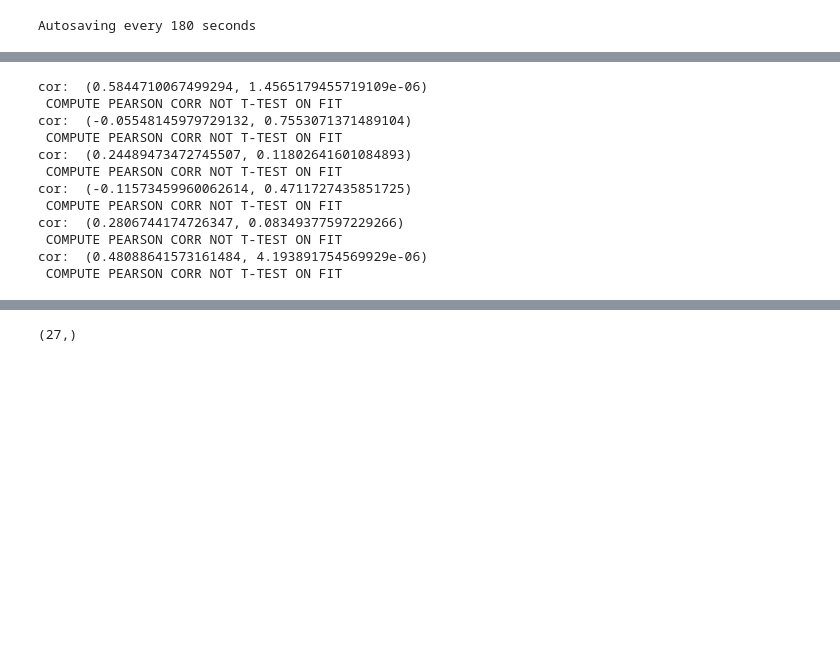
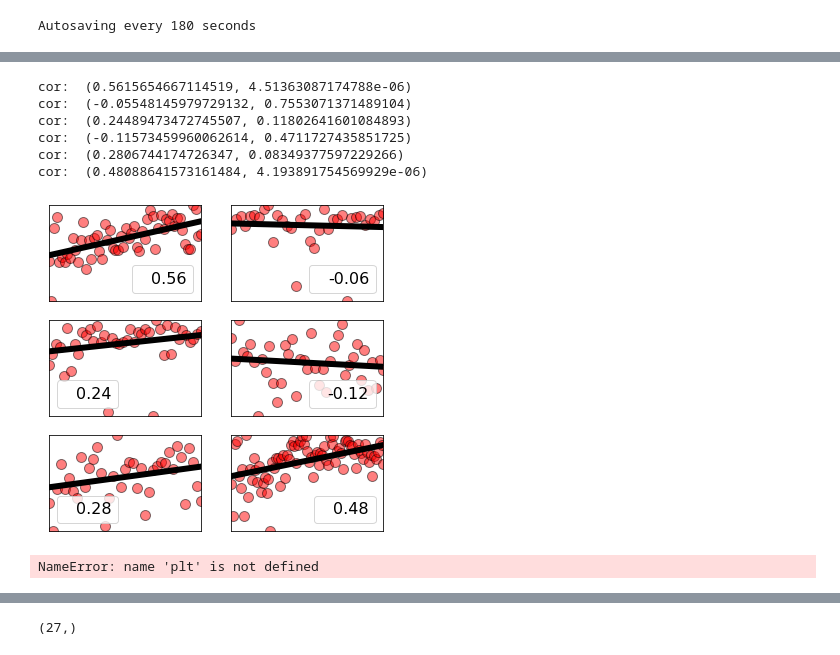
Before and after one commit to catubc/widefield, a Jupyter notebook: Fig4_longitudinal_and_convex_hull/convex_hull_analysis_fig_4.ipynb, the cells around one changed output, grey strips where cells are left out. Saved outputs shown, nothing was run; the diff lists cells and outputs as text; code cells hidden in the pictures; blank space fills up the shorter version.

```diff
--- a/Fig4_longitudinal_and_convex_hull/convex_hull_analysis_fig_4.ipynb
+++ b/Fig4_longitudinal_and_convex_hull/convex_hull_analysis_fig_4.ipynb
@@ -232,6 +231,8 @@ animal_ids = ['M1','M2','M3','M4','M5','M6']
 
 sig = [0.05,0.01,0.001, 0.0001, 0.00001]
 fig = plt.figure(figsize=(6,6))
+aucs_norm = np.load('/home/cat/aucs_norm.npy',allow_pickle=True)
+aucs = np.load('/home/cat/aucs.npy',allow_pickle=True)
 for k in range(len(aucs)):
     ax=plt.subplot(3,2,k+1)
 
@@ -267,39 +268,101 @@ for k in range(len(aucs)):
 #             temp_sig = temp_sig+"*"
 
 
     plt.plot(x2, y_pred, label= str(round(corr[0],2)),
              c='black',
              linewidth=6)
 
 
 
     legend = plt.legend(handlelength=0, fontsize=16)
     #plt.legend(fontsize=12)
     plt.xlim(x[0],x[-1])
     plt.ylim(np.min(y), np.max(y))
     #print (" COMPUTE PEARSON CORR NOT T-TEST ON FIT")
     #print (np.min(y), np.max(y))
     #plt.ylim(0,2)
 
     plt.xticks([])
     plt.yticks([])
 
-if True:
+if False:
     plt.savefig('/home/cat/convex_hull_fits.svg')
     plt.close()
 else:
     plt.show()
 # %% [output]
-cor:  (0.5844710067499294, 1.4565179455719109e-06)
- COMPUTE PEARSON CORR NOT T-TEST ON FIT
+cor:  (0.5615654667114519, 4.51363087174788e-06)
 cor:  (-0.05548145979729132, 0.7553071371489104)
- COMPUTE PEARSON CORR NOT T-TEST ON FIT
 cor:  (0.24489473472745507, 0.11802641601084893)
- COMPUTE PEARSON CORR NOT T-TEST ON FIT
 cor:  (-0.11573459960062614, 0.4711727435851725)
- COMPUTE PEARSON CORR NOT T-TEST ON FIT
 cor:  (0.2806744174726347, 0.08349377597229266)
- COMPUTE PEARSON CORR NOT T-TEST ON FIT
 cor:  (0.48088641573161484, 4.193891754569929e-06)
- COMPUTE PEARSON CORR NOT T-TEST ON FIT
+[figure, added]
+# %%
+clrs = ['black','blue','red','green','magenta','pink']
+animal_ids = ['M1','M2','M3','M4','M5','M6']
+
+sig = [0.05,0.01,0.001, 0.0001, 0.00001]
+fig = plt.figure(figsize=(6,6))
+aucs_norm = np.load('/home/cat/aucs_norm.npy',allow_pickle=True)
+aucs = np.load('/home/cat/aucs.npy',allow_pickle=True)
+for k in range(len(aucs)):
+    ax=plt.subplot(3,2,k+1)
+
+    temp = aucs_norm[k]
+    plt.scatter(np.arange(len(temp)), temp,
+                c='red',
+                edgecolor='black',
+                s=100,
+                alpha=.5)
+
+    x = np.arange(len(temp))
+    corr = scipy.stats.pearsonr(x,temp)
+    print ("cor: ", corr)
+
+
+    # fit
+    model = LinearRegression()
+    y=np.array(temp).reshape(-1, 1)
+    x = np.arange(y.shape[0]).reshape(-1, 1)
+    model.fit(x, y)
+
+    x2 = np.arange(0,y.shape[0],1).reshape(-1, 1)
+    y_pred = model.intercept_ + model.coef_ * x2
+
+    #
+
+
+    #t,p = find_p_t(model, x, y, x2, y_pred)
+
+#     temp_sig = ''
+#     for j in range(len(sig)):
+#         if p <= sig[j]:
+#             temp_sig = temp_sig+"*"
+
+
+    plt.plot(x2, y_pred, label= str(round(corr[0],2)),
+             c='black',
+             linewidth=6)
+
+
+
+    legend = plt.legend(handlelength=0, fontsize=16)
+    #plt.legend(fontsize=12)
+    plt.xlim(x[0],x[-1])
+    plt.ylim(np.min(y), np.max(y))
+    #print (" COMPUTE PEARSON CORR NOT T-TEST ON FIT")
+    #print (np.min(y), np.max(y))
+    #plt.ylim(0,2)
+
+    plt.xticks([])
+    plt.yticks([])
+
+if False:
+    plt.savefig('/home/cat/convex_hull_fits.svg')
+    plt.close()
+else:
+    plt.show()
+# %% [output]
+NameError: name 'plt' is not defined
 # %%
```
Also changed, not shown: parts of 6 cells of this notebook, 54 other files.
